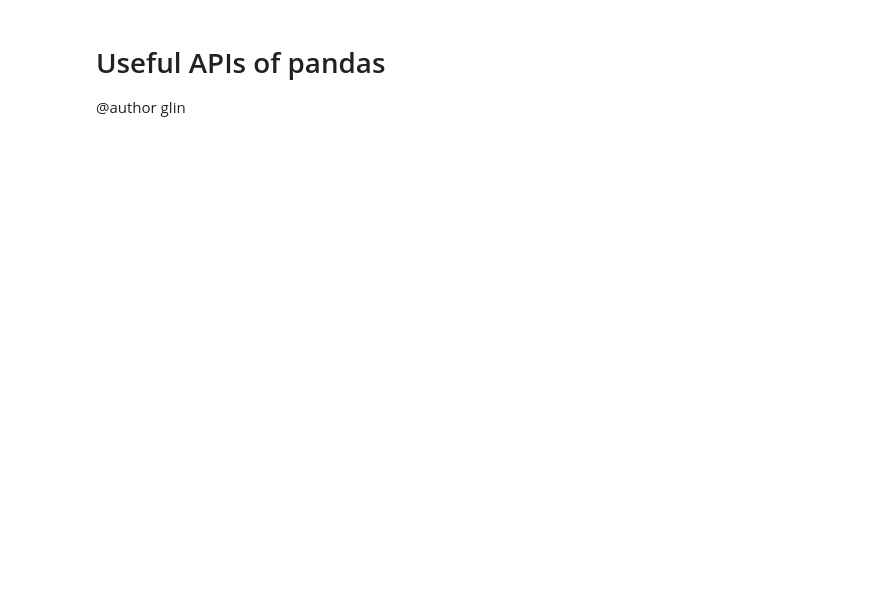
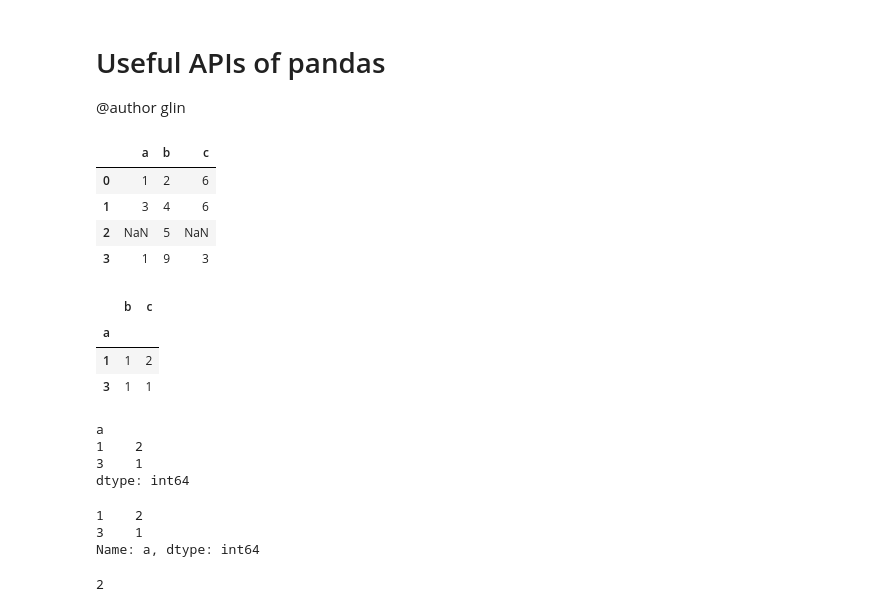
Before and after one commit to Jackgmlin/pandas-notes, a Jupyter notebook: pandas-api.ipynb, the cells around one changed output. Cells and saved outputs as stored; diff of their text form; code cells hidden in the pictures; blank space fills up the shorter version.

Commit message:
groupby, count, size, value_counts, order by

```diff
--- a/pandas-api.ipynb
+++ b/pandas-api.ipynb
@@ -7,7 +14,20 @@ import pandas as pd
 # %%
 # create dataframe
-df = pd.DataFrame([['1','2'], ['3', '4'], ['1', '5'], ['1', '4']], columns = ['a','b'])
+df = pd.DataFrame([['1','2','6'], ['3', '4','6'], [np.NaN, '5',np.NaN], ['1', 9,'3']], columns = ['a','b','c'])
 df
+# %% [output]
+|  | a | b | c |
+| 0 | 1 | 2 | 6 |
+| 1 | 3 | 4 | 6 |
+| 2 | NaN | 5 | NaN |
+| 3 | 1 | 9 | 3 |
 # %%
-# group by a and count
+# group by a and count number of rows of all columns except 'a'
+# even if they are duplicate
+# only for non-NaN
 df.groupby('a').count()
+# %% [output]
+|  | b | c |
+| a |  |  |
+| 1 | 1 | 2 |
+| 3 | 1 | 1 |
@@ -15,0 +34,23 @@ df.a.value_counts()
+# %%
+# group by a and count number of rows for 'a'
+# even if they are duplicate
+# NaN not counted (same as sql)
+df.groupby('a').size()
+# %% [output]
+a
+1    2
+3    1
+dtype: int64
+# %%
+# group by a and count number of rows for 'a'
+# NaN not counted (same as sql)
+df.a.value_counts()
+# %% [output]
+1    2
+3    1
+Name: a, dtype: int64
+# %%
+# count distinct a, NaN not counted (same as sql)
+df.a.value_counts().count()
+# %% [output]
+2
```
Also changed, not shown: parts of 46 cells of this notebook.
